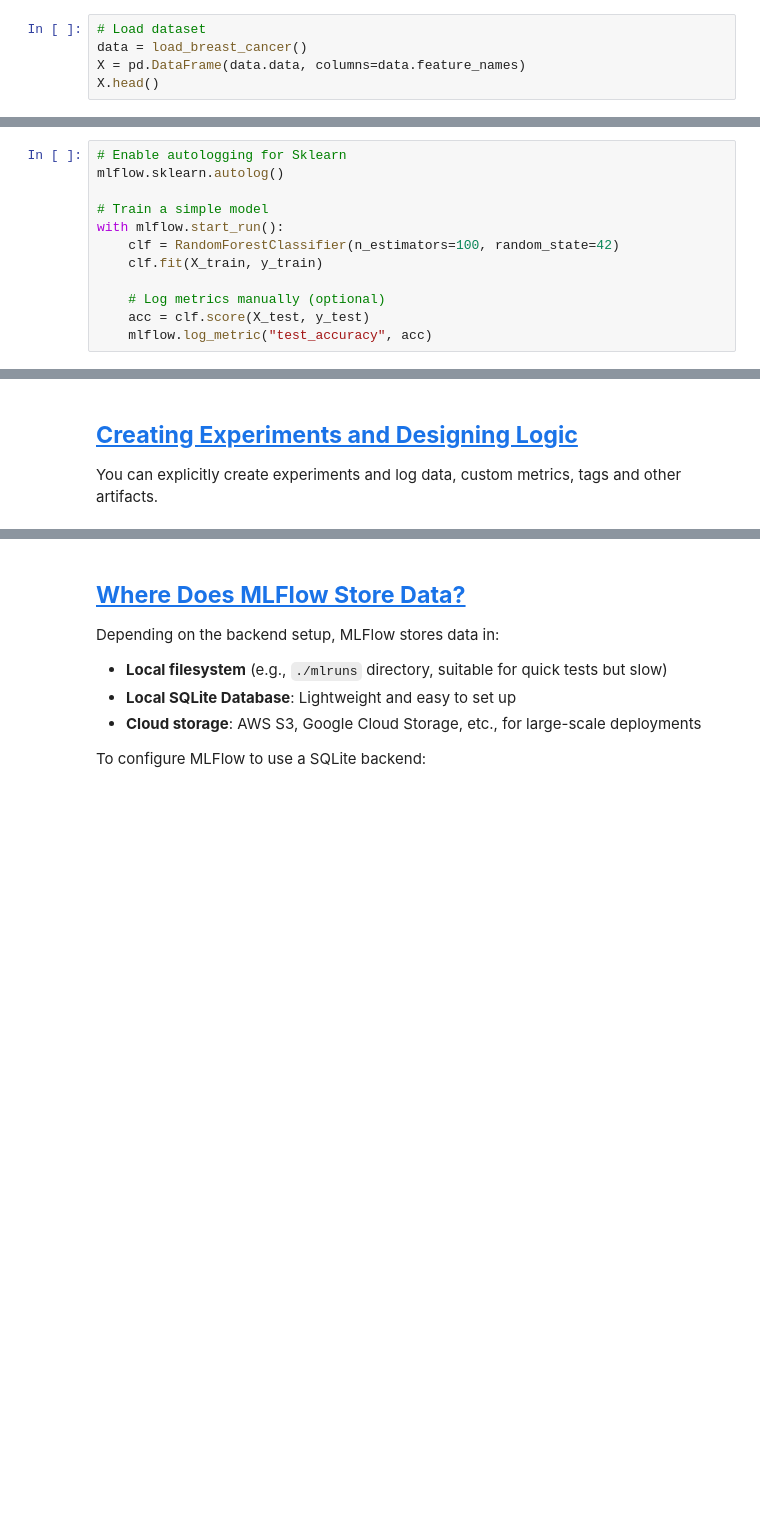
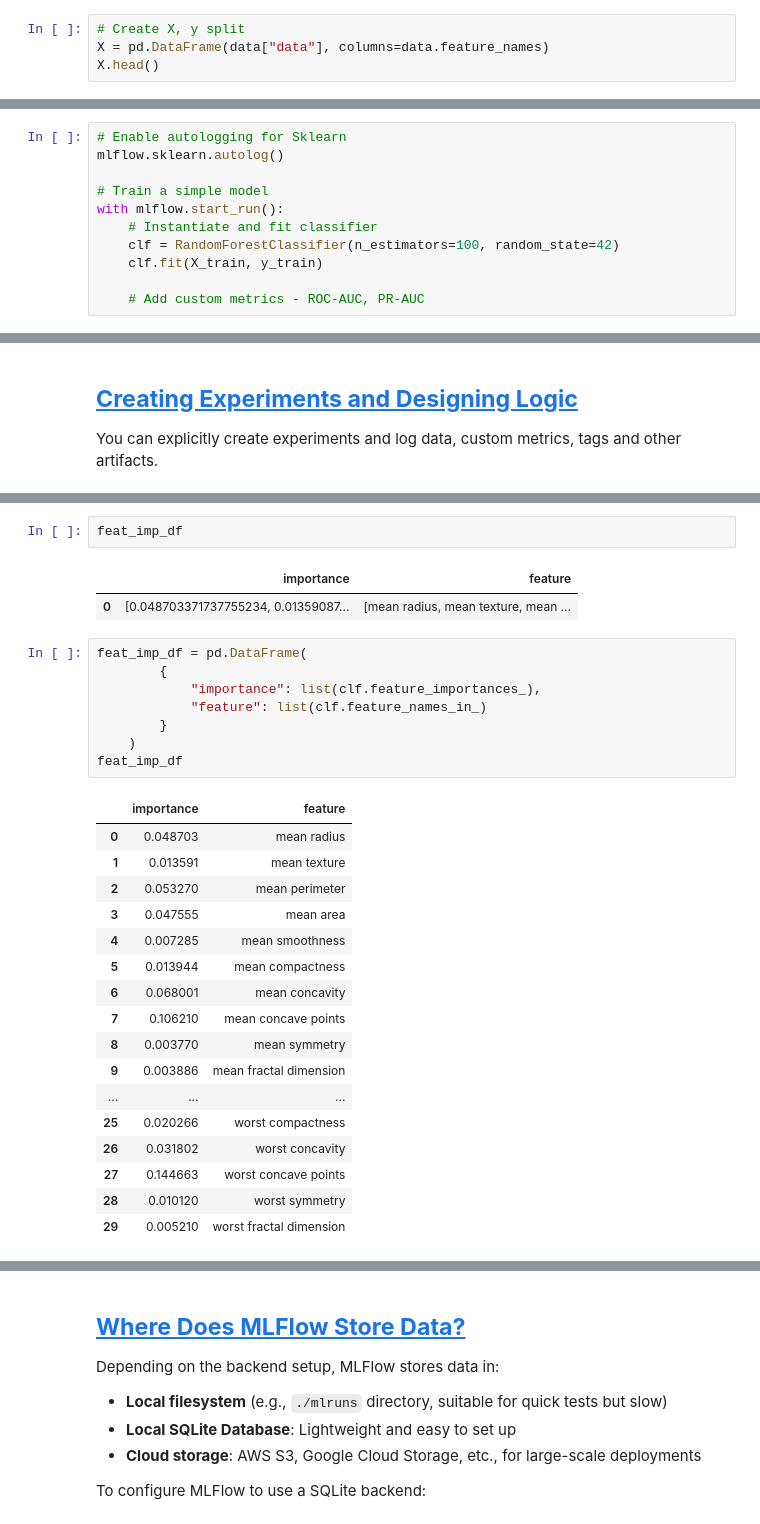
Before and after one commit to TheLazyCactus/ironhack-v4-data-lessons, a Jupyter notebook: cohorts/12_nov_24_sgf/10_extraweek/D3_MLFlow.ipynb, the cells around one changed output, grey strips where cells are left out. Saved outputs shown, nothing was run; the diff lists cells and outputs as text; blank space fills up the shorter version.

```diff
--- a/cohorts/12_nov_24_sgf/10_extraweek/D3_MLFlow.ipynb
+++ b/cohorts/12_nov_24_sgf/10_extraweek/D3_MLFlow.ipynb
@@ -78,5 +111,4 @@ from sklearn.model_selection import train_test_split
 # %%
-# Load dataset
-data = load_breast_cancer()
-X = pd.DataFrame(data.data, columns=data.feature_names)
+# Create X, y split
+X = pd.DataFrame(data["data"], columns=data.feature_names)
 X.head()
@@ -92,9 +136,8 @@ mlflow.sklearn.autolog()
 
 # Train a simple model
 with mlflow.start_run():
+    # Instantiate and fit classifier
     clf = RandomForestClassifier(n_estimators=100, random_state=42)
     clf.fit(X_train, y_train)
 
-    # Log metrics manually (optional)
-    acc = clf.score(X_test, y_test)
-    mlflow.log_metric("test_accuracy", acc)
+    # Add custom metrics - ROC-AUC, PR-AUC
@@ -121 +172,32 @@ You can explicitly create experiments and log data, custom metrics, tags and oth
+# %%
+feat_imp_df
+# %% [output]
+|  | importance | feature |
+| 0 | [0.048703371737755234, 0.01359087... | [mean radius, mean texture, mean ... |
+# %%
+feat_imp_df = pd.DataFrame(
+        {
+            "importance": list(clf.feature_importances_),
+            "feature": list(clf.feature_names_in_)
+        }
+    )
+feat_imp_df
+# %% [output]
+|  | importance | feature |
+| 0 | 0.048703 | mean radius |
+| 1 | 0.013591 | mean texture |
+| 2 | 0.053270 | mean perimeter |
+| 3 | 0.047555 | mean area |
+| 4 | 0.007285 | mean smoothness |
+| 5 | 0.013944 | mean compactness |
+| 6 | 0.068001 | mean concavity |
+| 7 | 0.106210 | mean concave points |
+| 8 | 0.003770 | mean symmetry |
+| 9 | 0.003886 | mean fractal dimension |
+| ... | ... | ... |
+| 25 | 0.020266 | worst compactness |
+| 26 | 0.031802 | worst concavity |
+| 27 | 0.144663 | worst concave points |
+| 28 | 0.010120 | worst symmetry |
+| 29 | 0.005210 | worst fractal dimension |
 # %%
```
Also changed, not shown: parts of 30 cells of this notebook.
